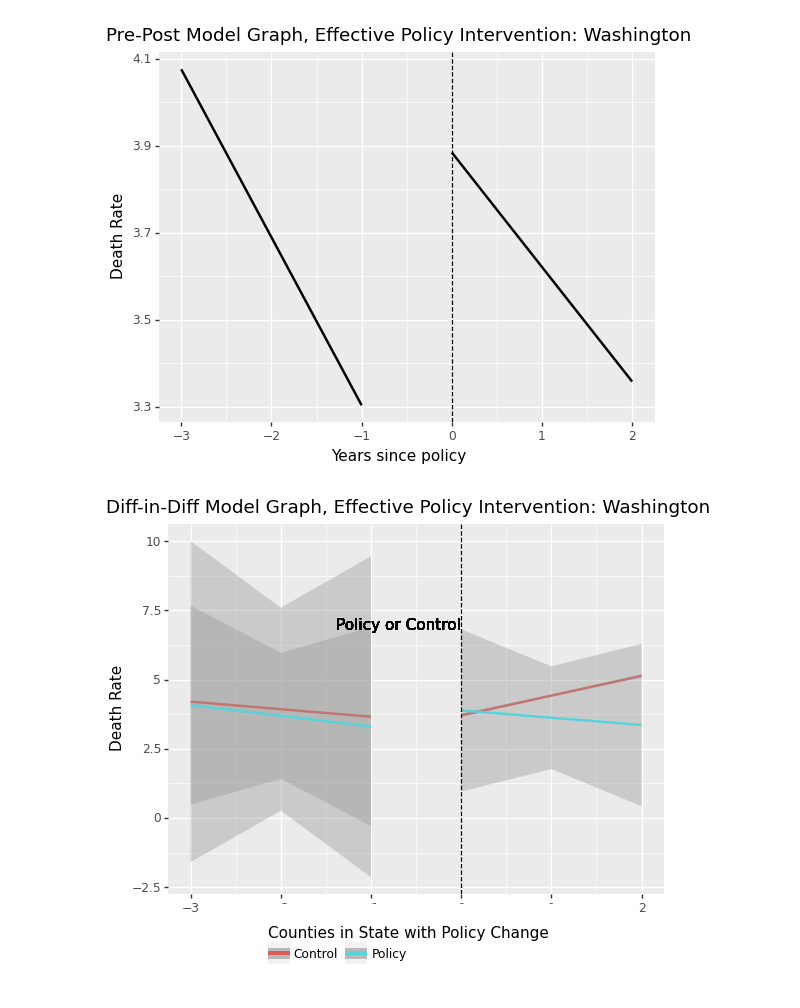
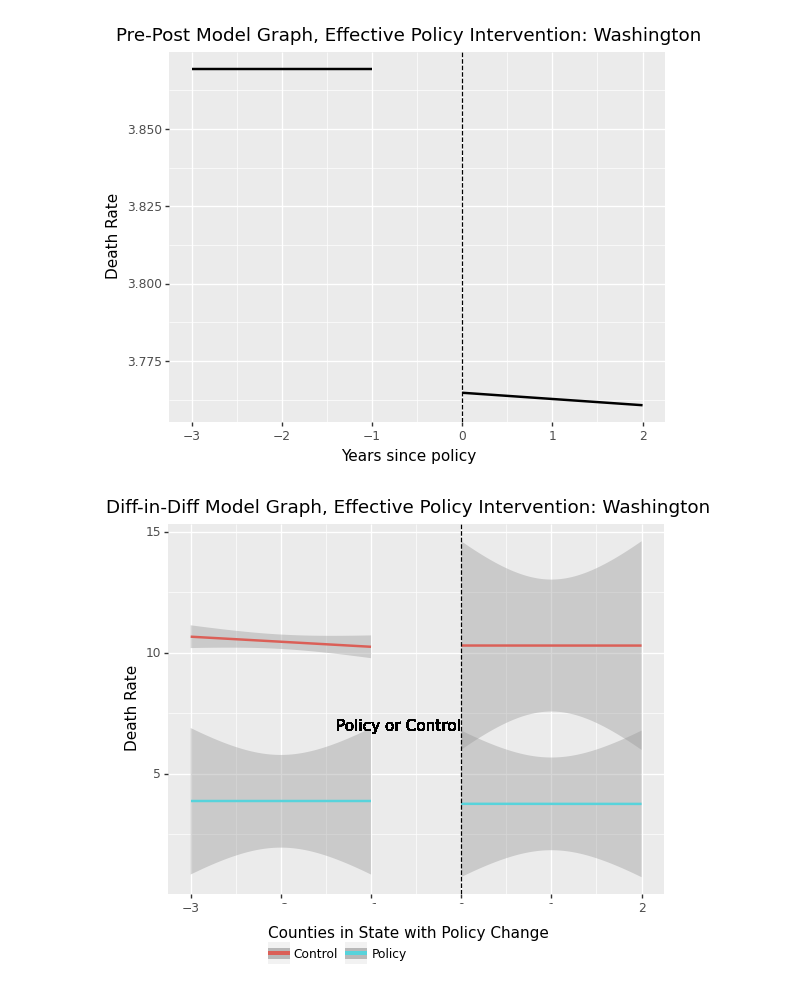
Before and after one commit to MIDS-at-Duke/pds-2022-turquoise-team, a Jupyter notebook: 10_code/mortality clean up and plotting for washington.ipynb, the cells around one changed output. Drawn from its saved outputs; the diff is of its cells as text; code cells hidden in the pictures.

Commit message:
fixed with imputed deaths: has final images

```diff
--- a/10_code/mortality clean up and plotting for washington.ipynb
+++ b/10_code/mortality clean up and plotting for washington.ipynb
@@ -1,37 +1,42 @@
 # %%
 import pandas as pd
-df = pd.read_csv('/workspaces/pds-2022-turquoise-team/20_intermediate_files/vital_stats_WASHINGTON_merged.csv')
+df = pd.read_csv('/workspaces/pds-2022-turquoise-team/20_intermediate_files/washington_all_counties.csv')
 df.drop(['Crude Rate'], axis = 1)
 
 we_want_washington = ['Alaska', 'Hawaii', 'Iowa', 'Kansas', 'Maine', 'Massachusetts',
        'Minnesota', 'Montana', 'Nebraska', 'North Dakota', 'Oregon',
        'South Dakota', 'Virginia', 'Wyoming']
-df_washington = df[df['State'].isin(we_want_washington)]
+df_washington = df[df['State_y'].isin(we_want_washington)]
 
-groupedby_df_washington = df_washington.groupby(["Year"]).sum()
+df_washington = df_washington.drop(columns = ['State_x', 'County Code_x', 'State Code_x', 'County_x', 'Year_x', 'Population_x'])
+df_washington = df_washington[df_washington['Population_y'] != 'Missing']
+df_washington['Population_y'] = df_washington['Population_y'].astype('int')
+
+
+groupedby_df_washington = df_washington.groupby(["Year_y"]).sum()
 groupedby_df_washington = groupedby_df_washington.reset_index(level=None, drop=False, inplace=False, col_level=0, col_fill='')
-groupedby_df_washington['Death Rate'] = (groupedby_df_washington['Deaths']/groupedby_df_washington['Population'])*100_000
+groupedby_df_washington['Death Rate'] = (groupedby_df_washington['Deaths']/groupedby_df_washington['Population_y'])*100_000
 
 we_want_only_washington = ['Washington']
-df_only_washington = df[df['State'].isin(we_want_only_washington)]
+df_only_washington = df[df['State_y'].isin(we_want_only_washington)]
 
-groupedby_df_only_washington = df_only_washington.groupby(["Year"]).sum()
+groupedby_df_only_washington = df_only_washington.groupby(["Year_y"]).sum()
 groupedby_df_only_washington = groupedby_df_only_washington.reset_index(level=None, drop=False, inplace=False, col_level=0, col_fill='')
-groupedby_df_only_washington['Death Rate'] = (groupedby_df_only_washington['Deaths']/groupedby_df_only_washington['Population'])*100_000
+groupedby_df_only_washington['Death Rate'] = (groupedby_df_only_washington['Deaths']/groupedby_df_only_washington['Population_x'])*100_000
 
 
 def label_row(row):
-    if row['Year'] == 2009:
+    if row['Year_y'] == 2009:
         return -3
-    if row['Year'] == 2010:
+    if row['Year_y'] == 2010:
         return -2
-    if row['Year'] == 2011:
+    if row['Year_y'] == 2011:
         return -1
-    if row['Year'] == 2012:
+    if row['Year_y'] == 2012:
         return 0
-    if row['Year'] == 2013:
+    if row['Year_y'] == 2013:
         return 1
-    if row['Year'] == 2014:
+    if row['Year_y'] == 2014:
         return 2
 
 groupedby_df_only_washington['Years since policy'] = groupedby_df_only_washington.apply (lambda row: label_row(row), axis = 1)
@@ -62,32 +67,32 @@ print(g)
 
 
 
 groupedby_df_only_washington['Policy or Control'] = 'Policy'
 groupedby_df_washington['Policy or Control'] = 'Control'
 
 washington_policy_control = pd.concat([groupedby_df_washington, groupedby_df_only_washington])
 
 h = (
     ggplot(
         washington_policy_control,
         aes(x="Years since policy", y="Death Rate", color="Policy or Control"),
     )
     + geom_smooth(
         method="lm", data=washington_policy_control[washington_policy_control["Years since policy"] < 0]
     )
     + geom_smooth(
         method="lm", data=washington_policy_control[washington_policy_control["Years since policy"] >= 0]
     )
     + geom_vline(xintercept=0, linetype="dashed")
     + geom_text(x=-0.7, y=7, label="Policy or Control", color="black")
     + labs(
         title="Diff-in-Diff Model Graph, Effective Policy Intervention: Washington",
         color="Counties in State with Policy Change",
     )
     + theme(legend_position="bottom")
 )
 #g.save("images/diffindiff_successful.pdf")
 print(h)
 # %% [output]
-[figure, old version]
+[figure, new version]
-[figure, old version]
+[figure, new version]
```
Also changed, not shown: parts of 7 cells of this notebook.
